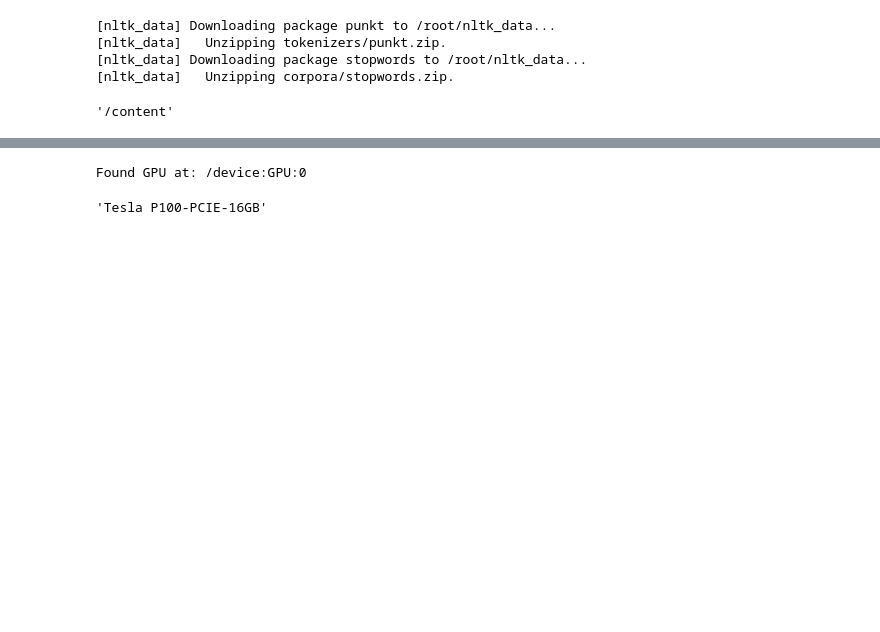
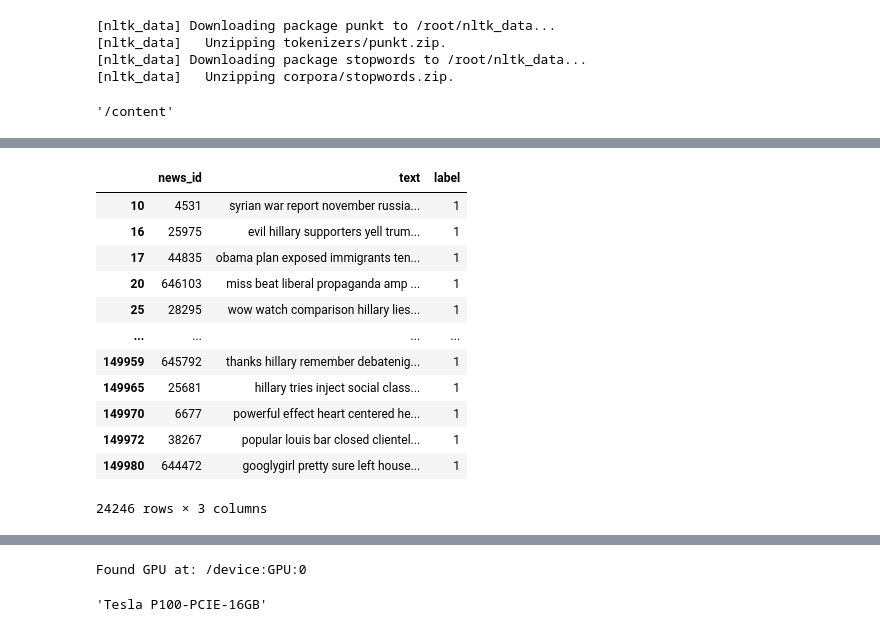
Before and after one commit to monash-tp37-project/iteration_1_model, a Jupyter notebook: news_class_model_bert.ipynb, the cells around one changed output, grey strips where cells are left out. Saved outputs shown, nothing was run; the diff lists cells and outputs as text; code cells hidden in the pictures; blank space fills up the shorter version.

```diff
--- a/news_class_model_bert.ipynb
+++ b/news_class_model_bert.ipynb
@@ -160,4 +164,20 @@ train_df
 150000 rows × 3 columns
+# %%
+train_df[train_df['label']== 1]
+# %% [output]
+|  | news_id | text | label |
+| 10 | 4531 | syrian war report november russia... | 1 |
+| 16 | 25975 | evil hillary supporters yell trum... | 1 |
+| 17 | 44835 | obama plan exposed immigrants ten... | 1 |
+| 20 | 646103 | miss beat liberal propaganda amp ... | 1 |
+| 25 | 28295 | wow watch comparison hillary lies... | 1 |
+| ... | ... | ... | ... |
+| 149959 | 645792 | thanks hillary remember debatenig... | 1 |
+| 149965 | 25681 | hillary tries inject social class... | 1 |
+| 149970 | 6677 | powerful effect heart centered he... | 1 |
+| 149972 | 38267 | popular louis bar closed clientel... | 1 |
+| 149980 | 644472 | googlygirl pretty sure left house... | 1 |
+24246 rows × 3 columns
 # %%
 train_index = list(train_df.index.values)
 # %%
```
Also changed, not shown: parts of 17 cells of this notebook.
